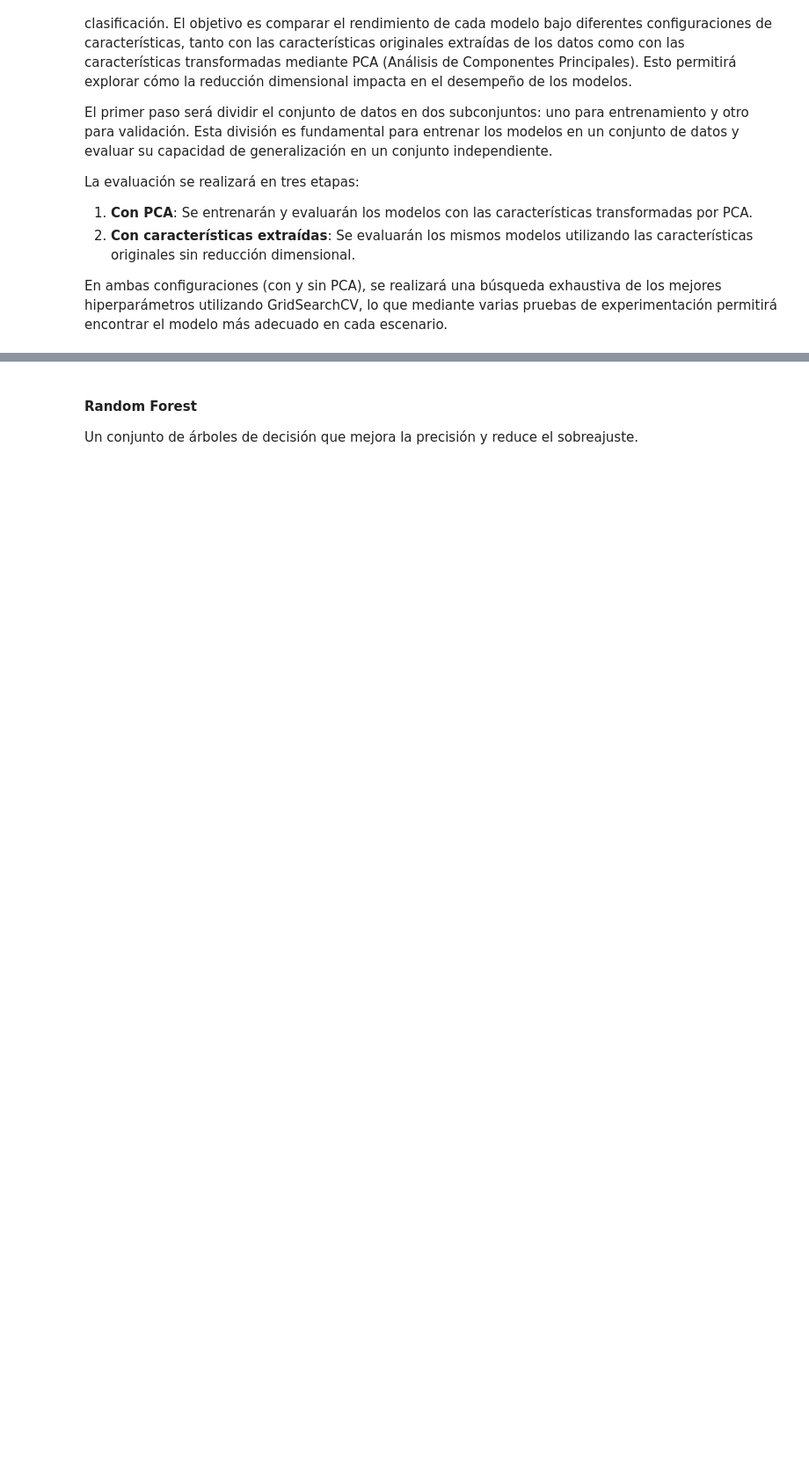
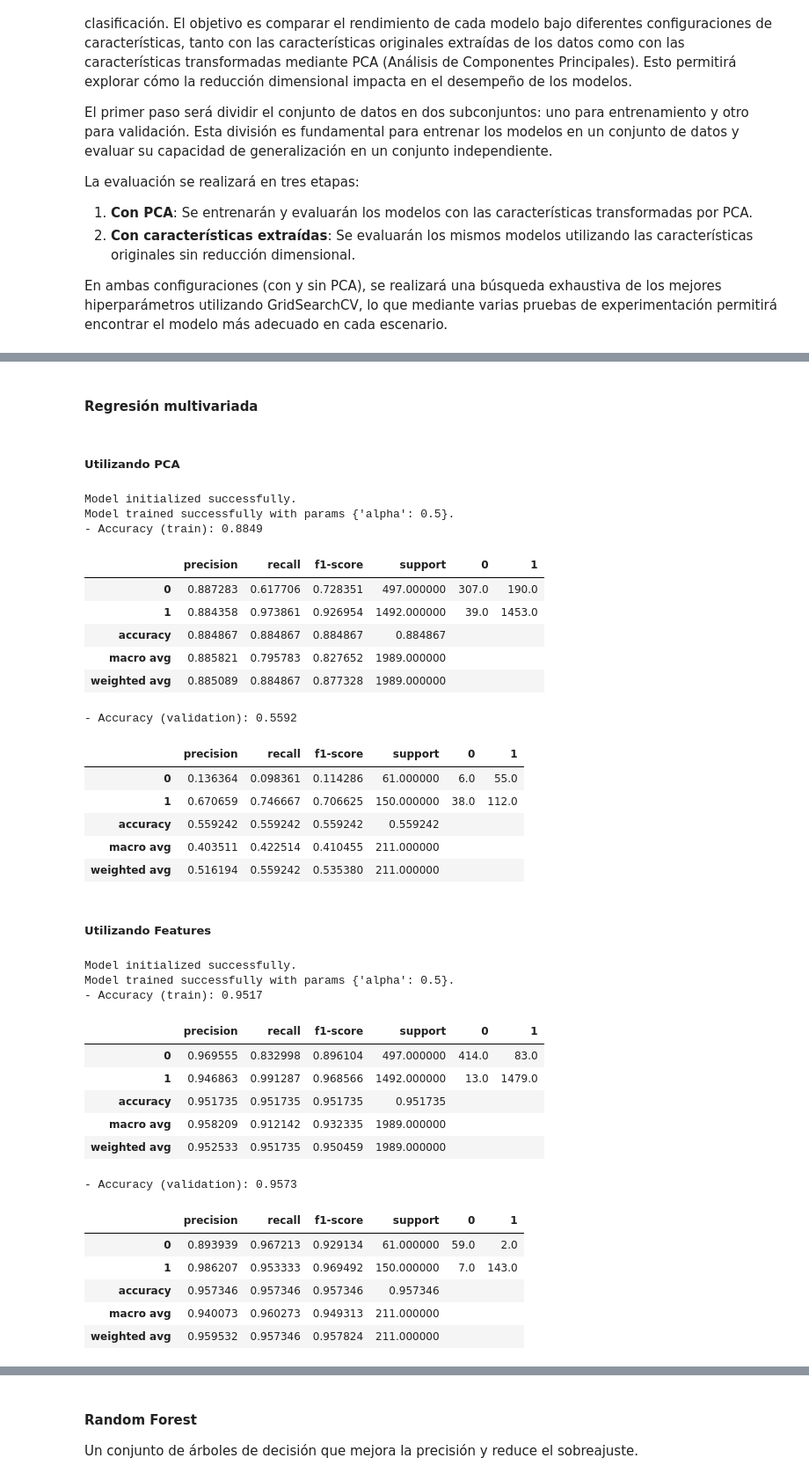
Before and after one commit to dejesusbg/mangifera, a Jupyter notebook: notebooks/mangifera.ipynb, the cells around one changed output, grey strips where cells are left out. Shown at 88% size. Saved outputs shown, nothing was run; the diff lists cells and outputs as text; code cells hidden in the pictures; blank space fills up the shorter version.

```diff
--- a/notebooks/mangifera.ipynb
+++ b/notebooks/mangifera.ipynb
@@ -195,2 +210,0 @@ Un modelo lineal simple que asume una relación directa entre las variables inde
-# %%
-run_model(mango_reg)
@@ -272,0 +211,43 @@ Model trained successfully.
+# %% [markdown]
+#### Regresión multivariada
+# %%
+param_grid = {
+    "alpha": [0.05 * i for i in range(10, 20)],
+}
+
+run_model(mango_reg, param_grid=param_grid)
+# %% [output]
+##### **Utilizando PCA**
+Model initialized successfully.
+Model trained successfully with params {'alpha': 0.5}.
+- Accuracy (train): 0.8849
+|  | precision | recall | f1-score | support | 0 | 1 |
+| 0 | 0.887283 | 0.617706 | 0.728351 | 497.000000 | 307.0 | 190.0 |
+| 1 | 0.884358 | 0.973861 | 0.926954 | 1492.000000 | 39.0 | 1453.0 |
+| accuracy | 0.884867 | 0.884867 | 0.884867 | 0.884867 |  |  |
+| macro avg | 0.885821 | 0.795783 | 0.827652 | 1989.000000 |  |  |
+| weighted avg | 0.885089 | 0.884867 | 0.877328 | 1989.000000 |  |  |
+- Accuracy (validation): 0.5592
+|  | precision | recall | f1-score | support | 0 | 1 |
+| 0 | 0.136364 | 0.098361 | 0.114286 | 61.000000 | 6.0 | 55.0 |
+| 1 | 0.670659 | 0.746667 | 0.706625 | 150.000000 | 38.0 | 112.0 |
+| accuracy | 0.559242 | 0.559242 | 0.559242 | 0.559242 |  |  |
+| macro avg | 0.403511 | 0.422514 | 0.410455 | 211.000000 |  |  |
+| weighted avg | 0.516194 | 0.559242 | 0.535380 | 211.000000 |  |  |
+##### **Utilizando Features**
+Model initialized successfully.
+Model trained successfully with params {'alpha': 0.5}.
+- Accuracy (train): 0.9517
+|  | precision | recall | f1-score | support | 0 | 1 |
+| 0 | 0.969555 | 0.832998 | 0.896104 | 497.000000 | 414.0 | 83.0 |
+| 1 | 0.946863 | 0.991287 | 0.968566 | 1492.000000 | 13.0 | 1479.0 |
+| accuracy | 0.951735 | 0.951735 | 0.951735 | 0.951735 |  |  |
+| macro avg | 0.958209 | 0.912142 | 0.932335 | 1989.000000 |  |  |
+| weighted avg | 0.952533 | 0.951735 | 0.950459 | 1989.000000 |  |  |
+- Accuracy (validation): 0.9573
+|  | precision | recall | f1-score | support | 0 | 1 |
+| 0 | 0.893939 | 0.967213 | 0.929134 | 61.000000 | 59.0 | 2.0 |
+| 1 | 0.986207 | 0.953333 | 0.969492 | 150.000000 | 7.0 | 143.0 |
+| accuracy | 0.957346 | 0.957346 | 0.957346 | 0.957346 |  |  |
+| macro avg | 0.940073 | 0.960273 | 0.949313 | 211.000000 |  |  |
+| weighted avg | 0.959532 | 0.957346 | 0.957824 | 211.000000 |  |  |
```
Also changed, not shown: parts of 30 cells of this notebook.
